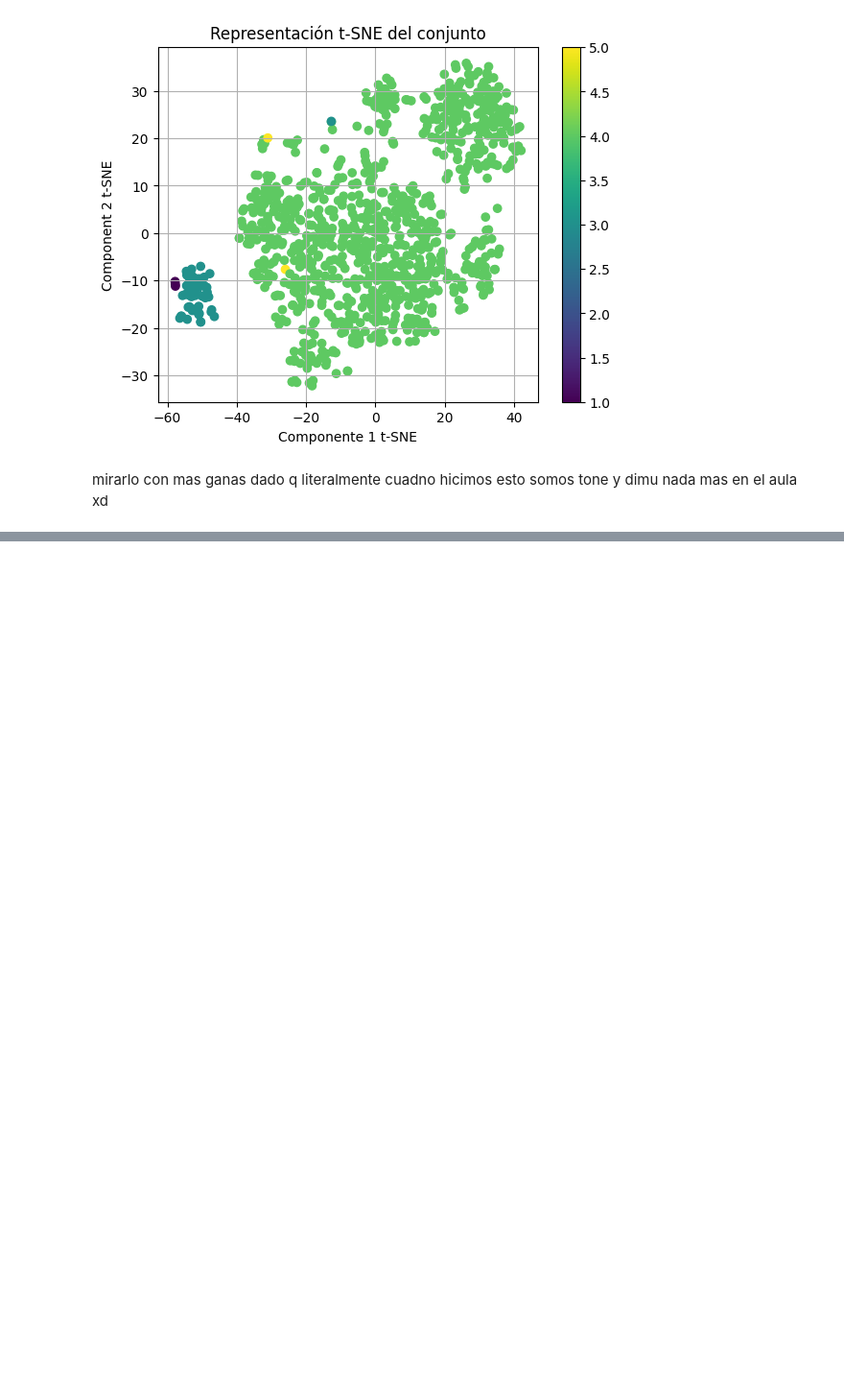
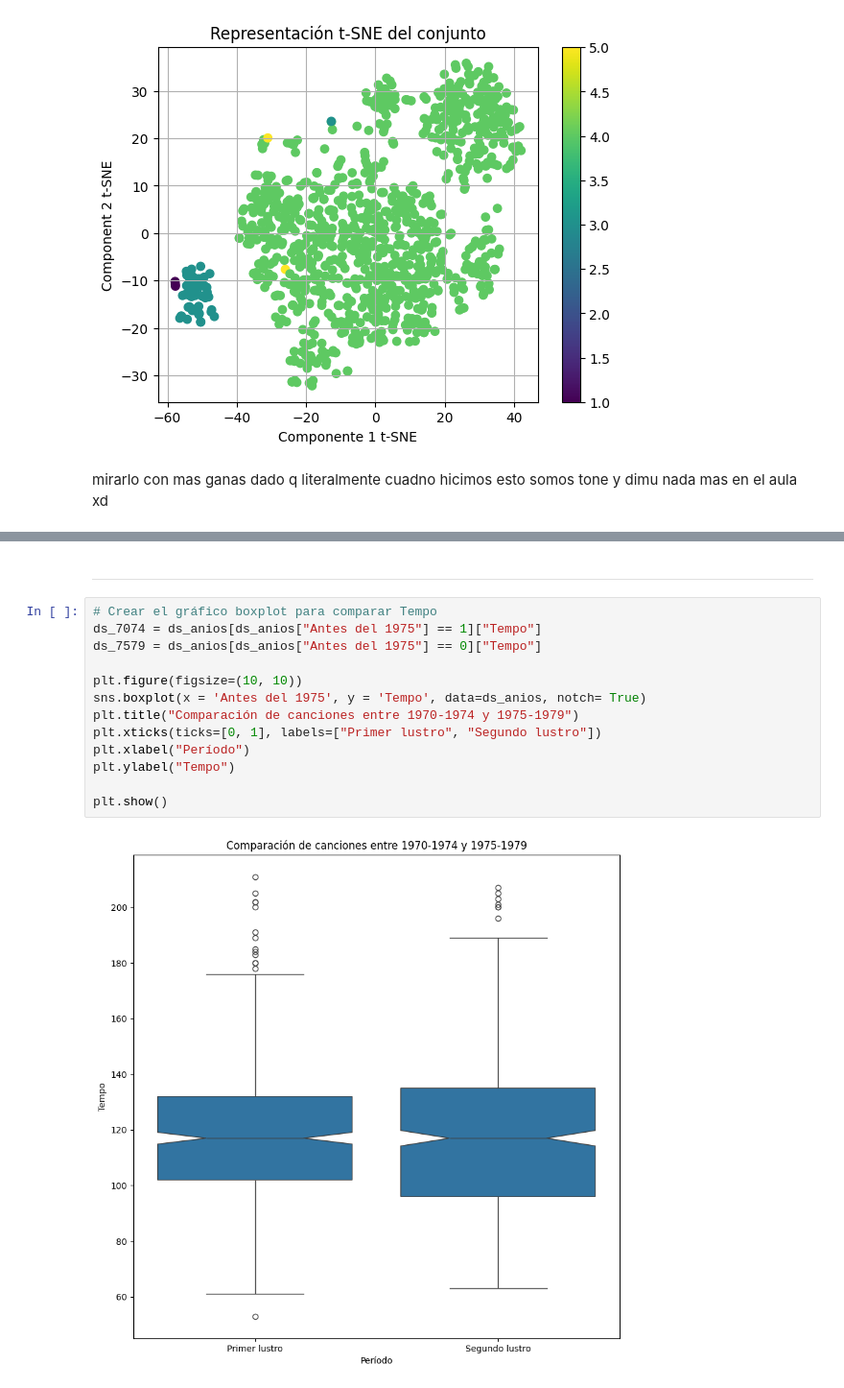
Before and after one commit to AgustinDimuro/tpeFundamentos, a Jupyter notebook: TPEspecial.ipynb, the cells around one changed output, grey strips where cells are left out. Shown at 96% size. Saved outputs shown, nothing was run; the diff lists cells and outputs as text; blank space fills up the shorter version.

```diff
--- a/TPEspecial.ipynb
+++ b/TPEspecial.ipynb
@@ -584,0 +720,17 @@ Después de UMAP: (980, 2)
+# %% [markdown]
+--------------------------------------------------
+# %%
+# Crear el gráfico boxplot para comparar Tempo
+ds_7074 = ds_anios[ds_anios["Antes del 1975"] == 1]["Tempo"]
+ds_7579 = ds_anios[ds_anios["Antes del 1975"] == 0]["Tempo"]
+
+plt.figure(figsize=(10, 10))
+sns.boxplot(x = 'Antes del 1975', y = 'Tempo', data=ds_anios, notch= True)
+plt.title("Comparación de canciones entre 1970-1974 y 1975-1979")
+plt.xticks(ticks=[0, 1], labels=["Primer lustro", "Segundo lustro"])
+plt.xlabel("Período")
+plt.ylabel("Tempo")
+
+plt.show()
+# %% [output]
+[figure, added]
```
Also changed, not shown: parts of 20 cells of this notebook.
